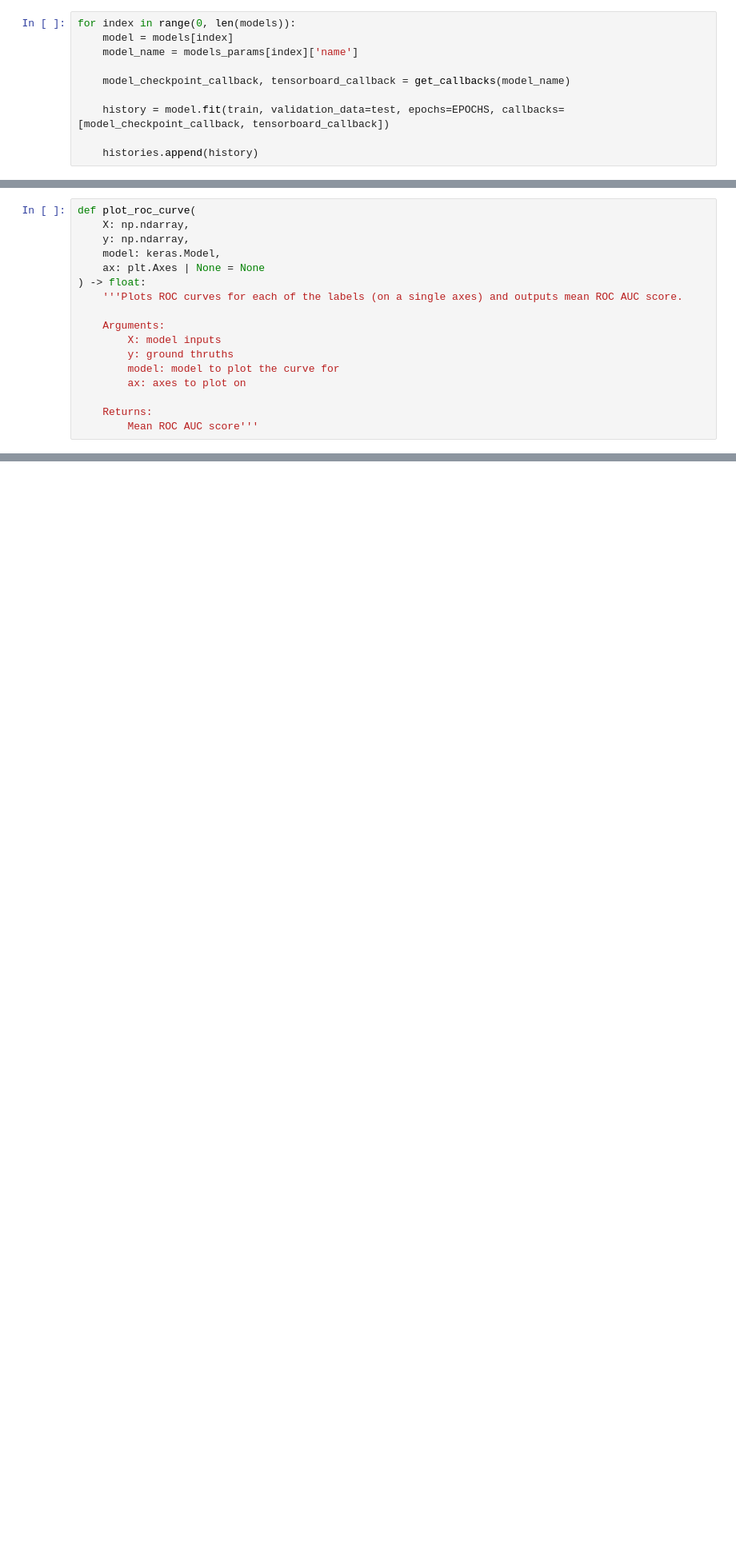
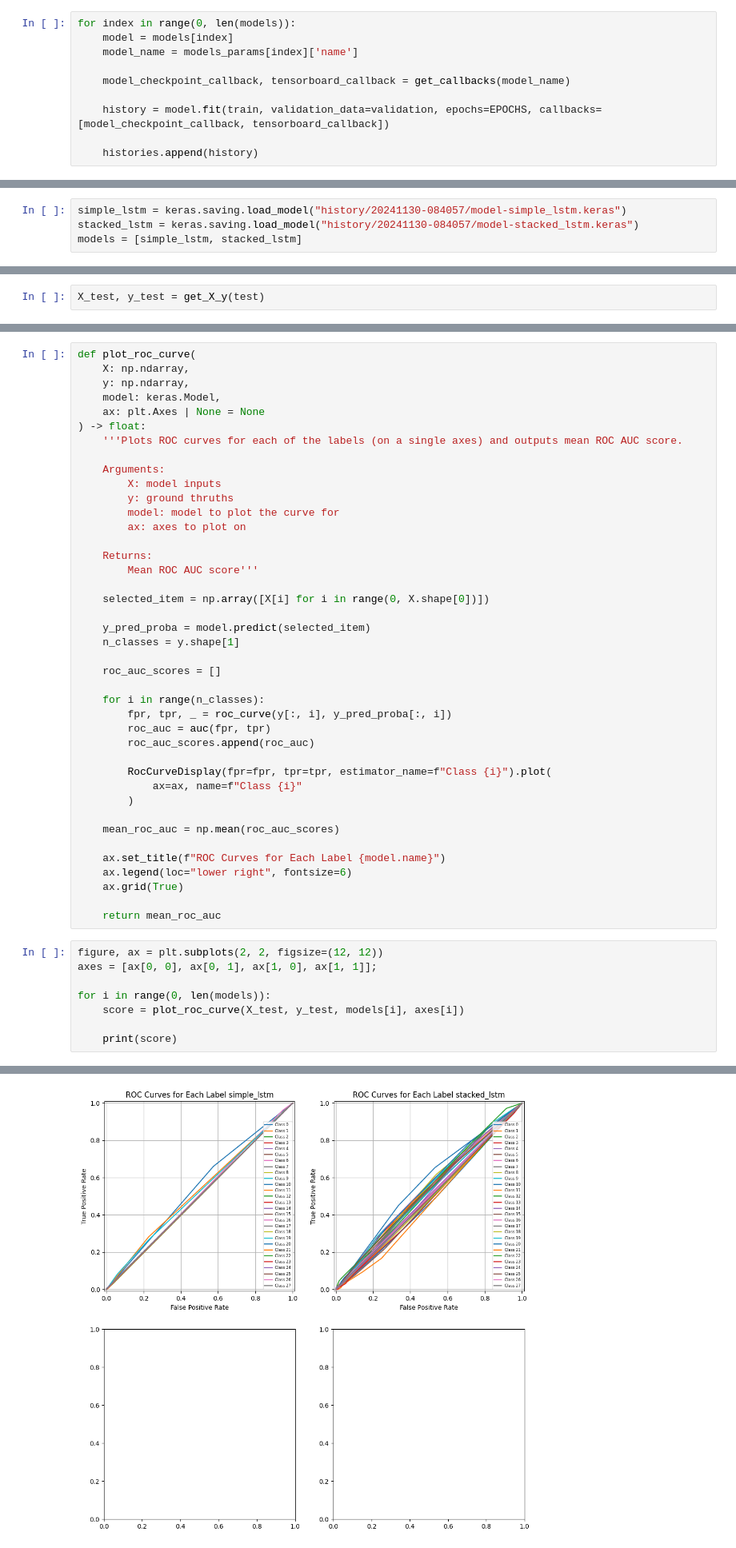
Before and after one commit to timohavdk/sequence_classification, a Jupyter notebook: rnn.ipynb, the cells around one changed output, grey strips where cells are left out. Shown: that part at 80% size. Cells and saved outputs as stored; diff of their text form; blank space fills up the shorter version.

```diff
--- a/rnn.ipynb
+++ b/rnn.ipynb
@@ -283,7 +280,7 @@ for index in range(0, len(models)):
 
     model_checkpoint_callback, tensorboard_callback = get_callbacks(model_name)
 
-    history = model.fit(train, validation_data=test, epochs=EPOCHS, callbacks=[model_checkpoint_callback, tensorboard_callback])
+    history = model.fit(train, validation_data=validation, epochs=EPOCHS, callbacks=[model_checkpoint_callback, tensorboard_callback])
 
     histories.append(history)
 # %% [output]
@@ -307,3 +289,7 @@ Epoch 20/20
+# %%
+simple_lstm = keras.saving.load_model("history/20241130-084057/model-simple_lstm.keras")
+stacked_lstm = keras.saving.load_model("history/20241130-084057/model-stacked_lstm.keras")
+models = [simple_lstm, stacked_lstm]
 # %% [markdown]
 # Evaluation
 # %% [markdown]
@@ -310,0 +330,2 @@ Evaluate the models you trained on the test datasets. Plot ROC curves for each l
+# %%
+X_test, y_test = get_X_y(test)
@@ -325,3 +348,36 @@ def plot_roc_curve(
 
     Returns:
         Mean ROC AUC score'''
+
+    selected_item = np.array([X[i] for i in range(0, X.shape[0])])
+
+    y_pred_proba = model.predict(selected_item)
+    n_classes = y.shape[1]
+
+    roc_auc_scores = []
+
+    for i in range(n_classes):
+        fpr, tpr, _ = roc_curve(y[:, i], y_pred_proba[:, i])
+        roc_auc = auc(fpr, tpr)
+        roc_auc_scores.append(roc_auc)
+
+        RocCurveDisplay(fpr=fpr, tpr=tpr, estimator_name=f"Class {i}").plot(
+            ax=ax, name=f"Class {i}"
+        )
+
+    mean_roc_auc = np.mean(roc_auc_scores)
+
+    ax.set_title(f"ROC Curves for Each Label {model.name}")
+    ax.legend(loc="lower right", fontsize=6)
+    ax.grid(True)
+
+    return mean_roc_auc
+# %%
+figure, ax = plt.subplots(2, 2, figsize=(12, 12))
+axes = [ax[0, 0], ax[0, 1], ax[1, 0], ax[1, 1]];
+
+for i in range(0, len(models)):
+    score = plot_roc_curve(X_test, y_test, models[i], axes[i])
+
+    print(score)
+# %% [output]
@@ -328,2 +388,3 @@ def plot_roc_curve(
+[figure, added]
 # %% [markdown]
 Plot the mean ROC AUC scores. Which model has the highest score? On what kind of dataset?
```
Also changed, not shown: parts of 21 cells of this notebook, 55 other files.
